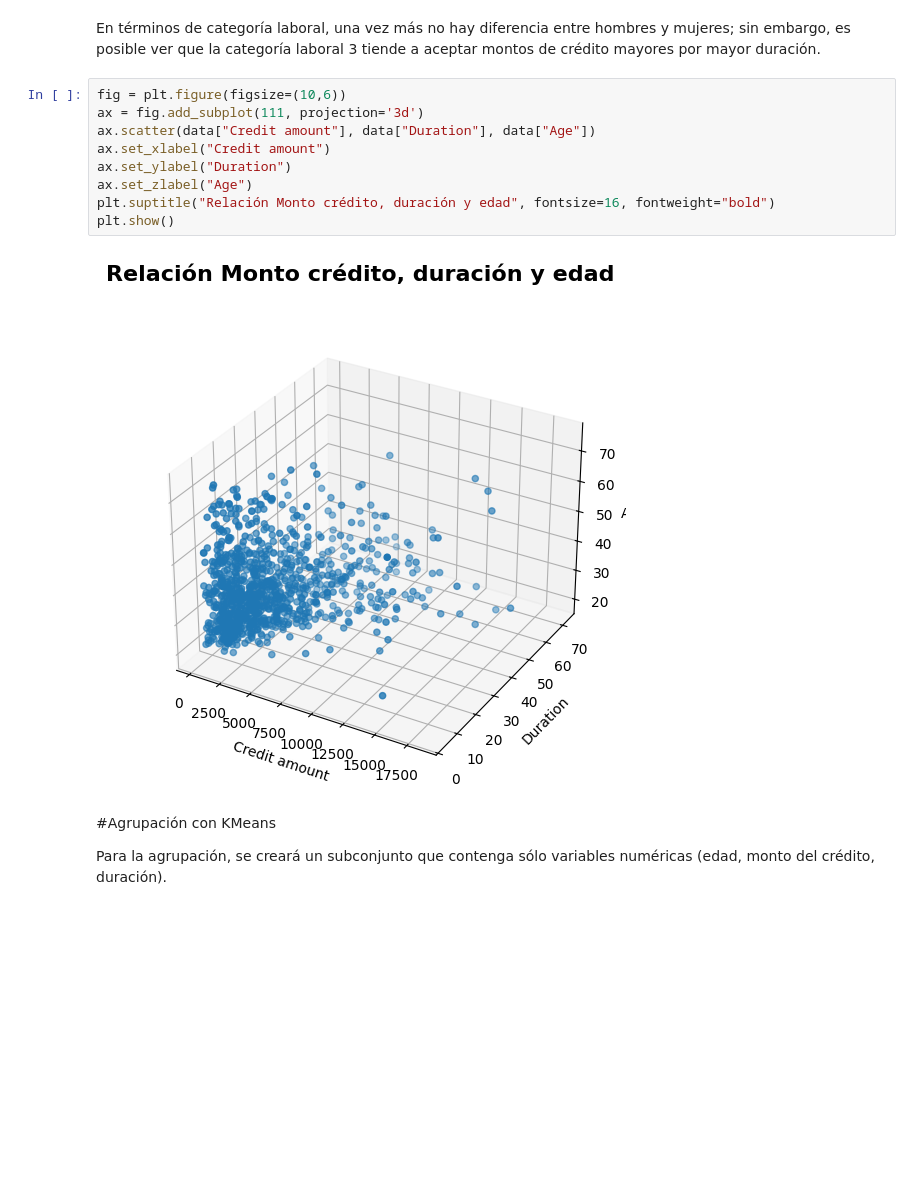
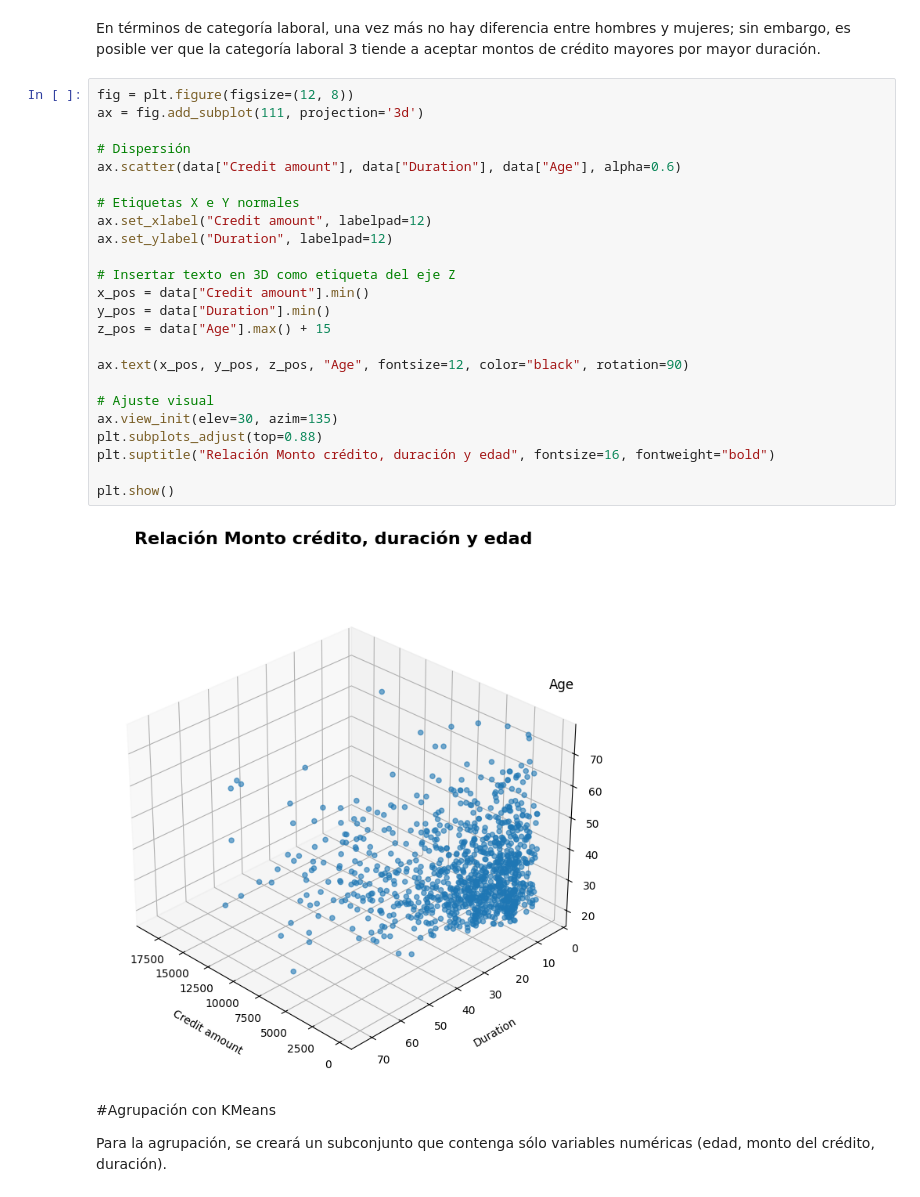
Before and after one commit to JaznaLaProfe/Mineria_de_datos, a Jupyter notebook: notebooks/15_BIY7121_Uso_de_Silhouette.ipynb, the cells around one changed output. Saved outputs shown, nothing was run; the diff lists cells and outputs as text; blank space fills up the shorter version.

```diff
--- a/notebooks/15_BIY7121_Uso_de_Silhouette.ipynb
+++ b/notebooks/15_BIY7121_Uso_de_Silhouette.ipynb
@@ -264,16 +292,31 @@ boxes("Job","Duration","Sex",r=0)
 # %% [markdown]
 En términos de categoría laboral, una vez más no hay diferencia entre hombres y mujeres; sin embargo, es posible ver que la categoría laboral 3 tiende a aceptar montos de crédito mayores por mayor duración.
 # %%
-fig = plt.figure(figsize=(10,6))
+fig = plt.figure(figsize=(12, 8))
 ax = fig.add_subplot(111, projection='3d')
-ax.scatter(data["Credit amount"], data["Duration"], data["Age"])
-ax.set_xlabel("Credit amount")
-ax.set_ylabel("Duration")
-ax.set_zlabel("Age")
+
+# Dispersión
+ax.scatter(data["Credit amount"], data["Duration"], data["Age"], alpha=0.6)
+
+# Etiquetas X e Y normales
+ax.set_xlabel("Credit amount", labelpad=12)
+ax.set_ylabel("Duration", labelpad=12)
+
+# Insertar texto en 3D como etiqueta del eje Z
+x_pos = data["Credit amount"].min()
+y_pos = data["Duration"].min()
+z_pos = data["Age"].max() + 15
+
+ax.text(x_pos, y_pos, z_pos, "Age", fontsize=12, color="black", rotation=90)
+
+# Ajuste visual
+ax.view_init(elev=30, azim=135)
+plt.subplots_adjust(top=0.88)
 plt.suptitle("Relación Monto crédito, duración y edad", fontsize=16, fontweight="bold")
+
 plt.show()
 # %% [output]
-[figure, old version]
+[figure, new version]
 # %% [markdown]
 #Agrupación con KMeans
 
```
Also changed, not shown: parts of 17 cells of this notebook.
